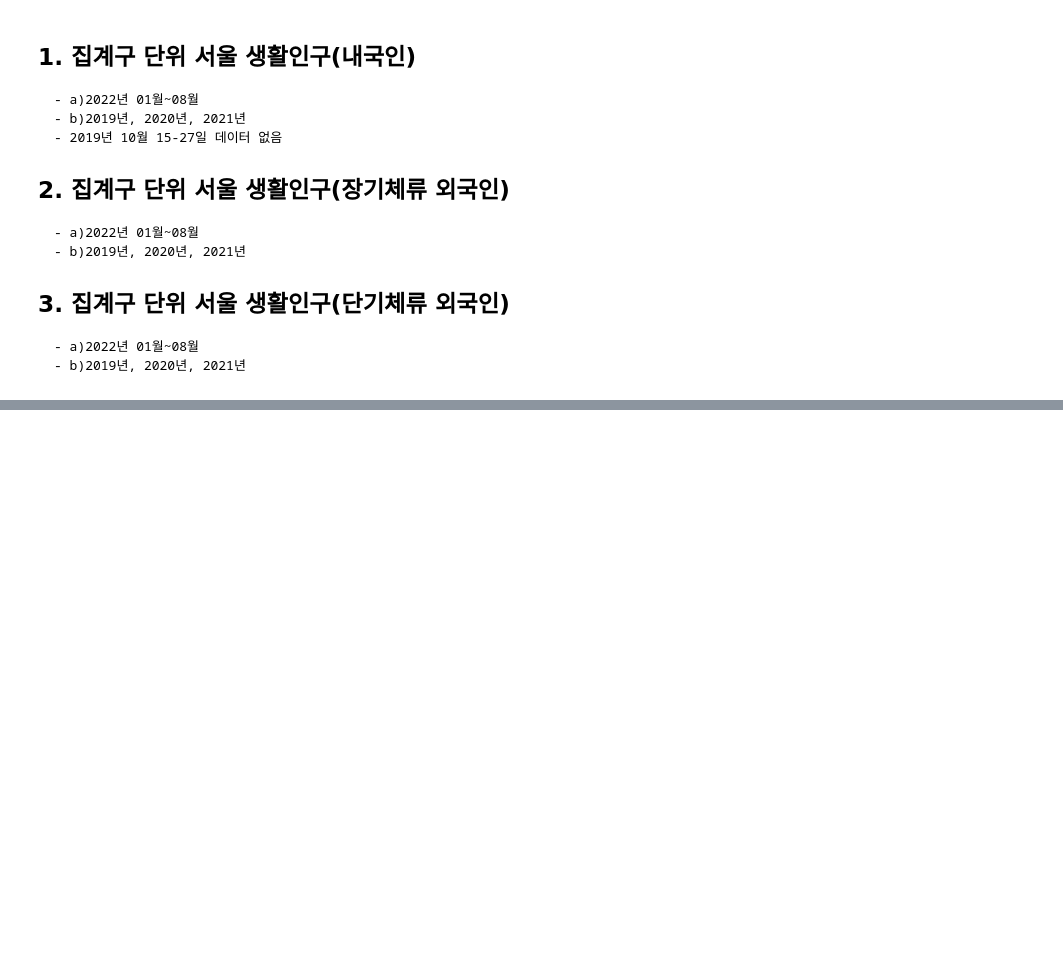
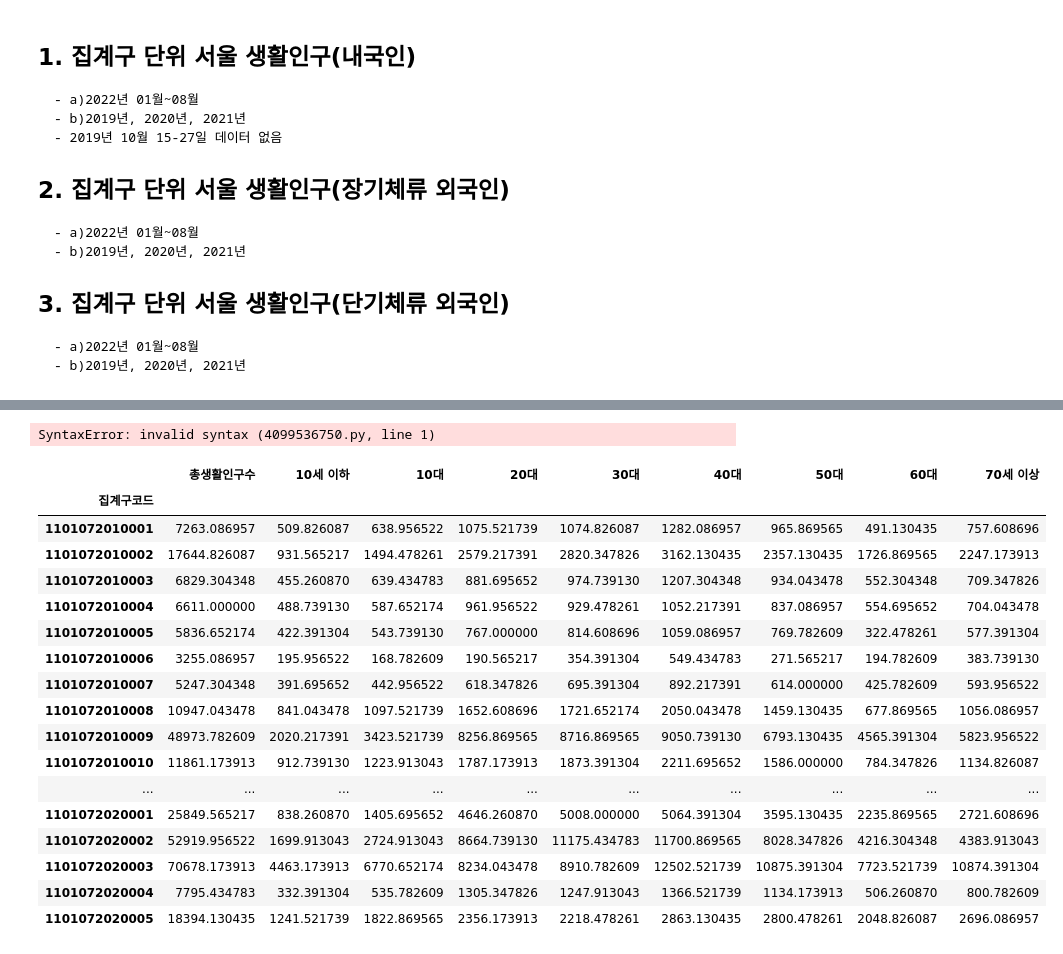
Before and after one commit to syshin0116/Dacon, a Jupyter notebook: code/서울시 집계구단위 생활인구.ipynb, the cells around one changed output, grey strips where cells are left out. Saved outputs shown, nothing was run; the diff lists cells and outputs as text; code cells hidden in the pictures; blank space fills up the shorter version.

```diff
--- a/code/서울시 집계구단위 생활인구.ipynb
+++ b/code/서울시 집계구단위 생활인구.ipynb
@@ -83,11 +83,11 @@ for file in pbar:
         pbar.set_description(file)
         temp_foreinger_list.append(file)
 
-local_people_2019_list
-sort(local_people_2020_list)
-sort(local_people_2021_list)
-sort(long_foreigner_list)
-sort(temp_foreinger_list)
+local_people_2019_list.sort()
+local_people_2020_list.sort()
+local_people_2021_list.sort()
+long_foreigner_list.sort()
+temp_foreinger_list.sort()
 
 print("local_people_2019_list >>", len(local_people_2019_list))
 print("local_people_2020_list >>", len(local_people_2020_list))
@@ -100,6 +104,6 @@ NameError: name 'sort' is not defined
 # %%
 def data_process(file_list, path):
-    df_mean_per_day_list = []
+    df_sum_per_day_list = []
     problem_list = []
     pbar = tqdm(file_list)
     for file in pbar:
@@ -110,13 +114,13 @@ def data_process(file_list, path):
             print("encoding문제 파일 >>", file)
             problem_list.append(file)
             continue
-
+        df_temp.rename(columns={'?"기준일ID"' : '기준일ID'})
         #결측값 0으로 대체
         df_temp.fillna(0, inplace=True)
         df_temp = create_dates(df_temp)
-        df_mean_per_day = combine_ages(df_temp)
-        df_mean_per_day_list.append(df_mean_per_day)
-    df_concat = pd.concat(df_mean_list)
+        df_sum_per_day = combine_ages(df_temp)
+        df_sum_per_day_list.append(df_sum_per_day)
+    df_concat = pd.concat(df_sum_per_day_list)
     return df_concat
 # %%
 # 기준일ID 컬럼을 date형식으로 변환
@@ -166,0 +197,2 @@ local_people_2019_df = data_process(local_people_2019_list, "./data/집계동
+# %%
+local_people_2019_df.drop(columns=['Unnamed: 33', 'Unnamed: 34', 'Unnamed: 35', 'Unnamed: 36','Unnamed: 37'], inplace=True)
@@ -166,0 +222,2 @@ local_people_2019_df = data_process(local_people_2019_list, "./data/집계동
+# %%
+local_people_2019_df_month = local_people_2019_df.groupby(['년', '월', '주말', '행정동코드', '집계구코드']).mean()
@@ -166,0 +241,25 @@ local_people_2019_df = data_process(local_people_2019_list, "./data/집계동
+# %%
+local_people_2019_df_month[]
+# %% [output]
+SyntaxError: invalid syntax (4099536750.py, line 1)
+# %%
+local_people_2019_df_month.loc[(2019, 1, False, 11110515)]
+# %% [output]
+|  | 총생활인구수 | 10세 이하 | 10대 | 20대 | 30대 | 40대 | 50대 | 60대 | 70세 이상 |
+| 집계구코드 |  |  |  |  |  |  |  |  |  |
+| 1101072010001 | 7263.086957 | 509.826087 | 638.956522 | 1075.521739 | 1074.826087 | 1282.086957 | 965.869565 | 491.130435 | 757.608696 |
+| 1101072010002 | 17644.826087 | 931.565217 | 1494.478261 | 2579.217391 | 2820.347826 | 3162.130435 | 2357.130435 | 1726.869565 | 2247.173913 |
+| 1101072010003 | 6829.304348 | 455.260870 | 639.434783 | 881.695652 | 974.739130 | 1207.304348 | 934.043478 | 552.304348 | 709.347826 |
+| 1101072010004 | 6611.000000 | 488.739130 | 587.652174 | 961.956522 | 929.478261 | 1052.217391 | 837.086957 | 554.695652 | 704.043478 |
+| 1101072010005 | 5836.652174 | 422.391304 | 543.739130 | 767.000000 | 814.608696 | 1059.086957 | 769.782609 | 322.478261 | 577.391304 |
+| 1101072010006 | 3255.086957 | 195.956522 | 168.782609 | 190.565217 | 354.391304 | 549.434783 | 271.565217 | 194.782609 | 383.739130 |
+| 1101072010007 | 5247.304348 | 391.695652 | 442.956522 | 618.347826 | 695.391304 | 892.217391 | 614.000000 | 425.782609 | 593.956522 |
+| 1101072010008 | 10947.043478 | 841.043478 | 1097.521739 | 1652.608696 | 1721.652174 | 2050.043478 | 1459.130435 | 677.869565 | 1056.086957 |
+| 1101072010009 | 48973.782609 | 2020.217391 | 3423.521739 | 8256.869565 | 8716.869565 | 9050.739130 | 6793.130435 | 4565.391304 | 5823.956522 |
+| 1101072010010 | 11861.173913 | 912.739130 | 1223.913043 | 1787.173913 | 1873.391304 | 2211.695652 | 1586.000000 | 784.347826 | 1134.826087 |
+| ... | ... | ... | ... | ... | ... | ... | ... | ... | ... |
+| 1101072020001 | 25849.565217 | 838.260870 | 1405.695652 | 4646.260870 | 5008.000000 | 5064.391304 | 3595.130435 | 2235.869565 | 2721.608696 |
+| 1101072020002 | 52919.956522 | 1699.913043 | 2724.913043 | 8664.739130 | 11175.434783 | 11700.869565 | 8028.347826 | 4216.304348 | 4383.913043 |
+| 1101072020003 | 70678.173913 | 4463.173913 | 6770.652174 | 8234.043478 | 8910.782609 | 12502.521739 | 10875.391304 | 7723.521739 | 10874.391304 |
+| 1101072020004 | 7795.434783 | 332.391304 | 535.782609 | 1305.347826 | 1247.913043 | 1366.521739 | 1134.173913 | 506.260870 | 800.782609 |
+| 1101072020005 | 18394.130435 | 1241.521739 | 1822.869565 | 2356.173913 | 2218.478261 | 2863.130435 | 2800.478261 | 2048.826087 | 2696.086957 |
```
Also changed, not shown: parts of 9 cells of this notebook.
